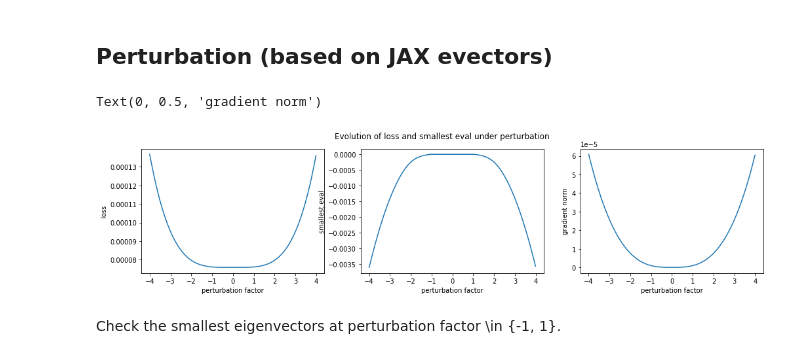
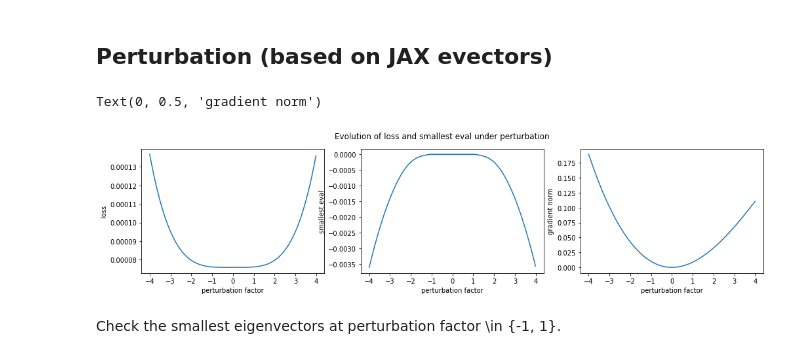
Before and after one commit to theostoican/MastersThesis, a Jupyter notebook: Investigation_Escaping_local_minima.ipynb, the cells around one changed output. Drawn from its saved outputs; the diff is of its cells as text; code cells hidden in the pictures.

```diff
--- a/Investigation_Escaping_local_minima.ipynb
+++ b/Investigation_Escaping_local_minima.ipynb
@@ -226,35 +228,36 @@ for eps in np.arange(perturb_lower_bound, perturb_upper_bound, perturb_step):
   #                                              y_labels),
   #                                 dummy_model.parameters(),
   #                                 create_graph=True)
   sign = 1 if eps > 0 else -1
-  perturb_grads.append(jnp.dot(grad(loss)(new_weights), sign * smallest_evector))
+  # perturb_grads.append(jnp.dot(grad(loss)(new_weights), sign * smallest_evector))
+  perturb_grads.append(jnp.linalg.norm(grad(loss)(new_weights)))
 
   H = hessian(loss)(new_weights)
   H = (H + H.T) / 2
   evals, _ = jnp.linalg.eig(H)
 
   perturb_evals.append(min(evals))
   perturb_losses.append(loss(new_weights))
 
 fig, (ax1, ax2, ax3) = plt.subplots(1, 3)
 fig.set_size_inches(17, 3.5)
 fig.suptitle('Evolution of loss and smallest eval under perturbation')
 
 ax1.plot(np.arange(perturb_lower_bound, perturb_upper_bound, perturb_step), perturb_losses)
 ax1.ticklabel_format(useOffset=False)
 ax1.set_xlabel('perturbation factor')
 ax1.set_ylabel('loss')
 
 ax2.plot(np.arange(perturb_lower_bound, perturb_upper_bound, perturb_step), perturb_evals)
 ax2.set_xlabel('perturbation factor')
 ax2.set_ylabel('smallest eval')
 
 ax3.plot(np.arange(perturb_lower_bound, perturb_upper_bound, perturb_step), perturb_grads)
 ax3.set_xlabel('perturbation factor')
 ax3.set_ylabel('gradient norm')
 # %% [output]
 Text(0, 0.5, 'gradient norm')
-[figure, old version]
+[figure, new version]
 # %% [markdown]
 Check the smallest eigenvectors at perturbation factor \in {-1, 1}.
 # %%
```
Also changed, not shown: parts of 2 cells of this notebook.
